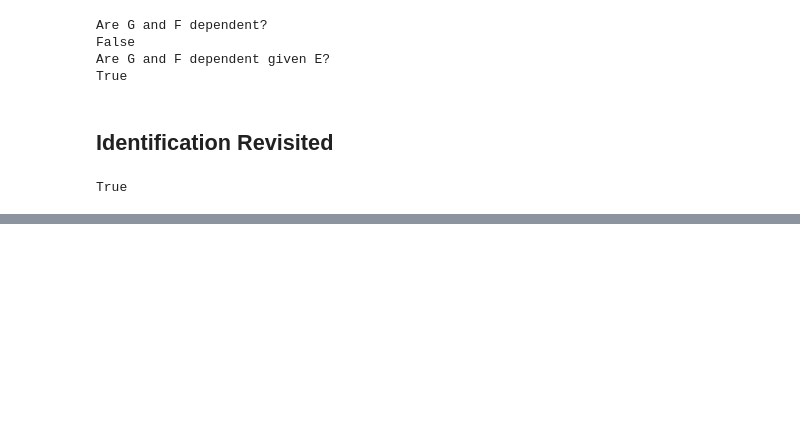
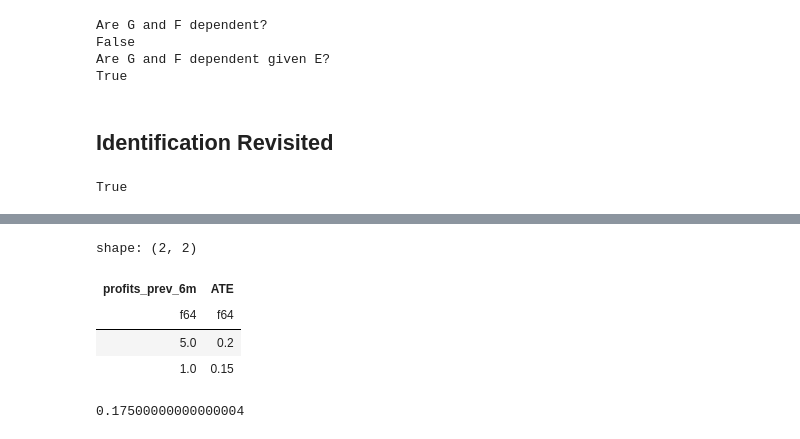
Before and after one commit to Sechi42/Causal_Inference-with-python, a Jupyter notebook: ch03/ch03.ipynb, the cells around one changed output, grey strips where cells are left out. Cells and saved outputs as stored; diff of their text form; code cells hidden in the pictures; blank space fills up the shorter version.

```diff
--- a/ch03/ch03.ipynb
+++ b/ch03/ch03.ipynb
@@ -319,0 +369,25 @@ True
+# %%
+avg_df = (
+    df.group_by(["consultancy", "profits_prev_6m"])
+      .agg(pl.col("profits_next_6m").mean())
+      .pivot(
+          on="consultancy",
+          index="profits_prev_6m",
+          values="profits_next_6m"
+      )
+      .select(
+          pl.col("profits_prev_6m"),
+          (pl.col("1") - pl.col("0")).alias("ATE")
+      )
+)
+avg_df
+# %% [output]
+shape: (2, 2)
+| profits_prev_6m | ATE |
+| f64 | f64 |
+| 5.0 | 0.2 |
+| 1.0 | 0.15 |
+# %%
+avg_df.select(pl.col("ATE")).mean().item()
+# %% [output]
+0.17500000000000004
```
Also changed, not shown: parts of 5 cells of this notebook.
